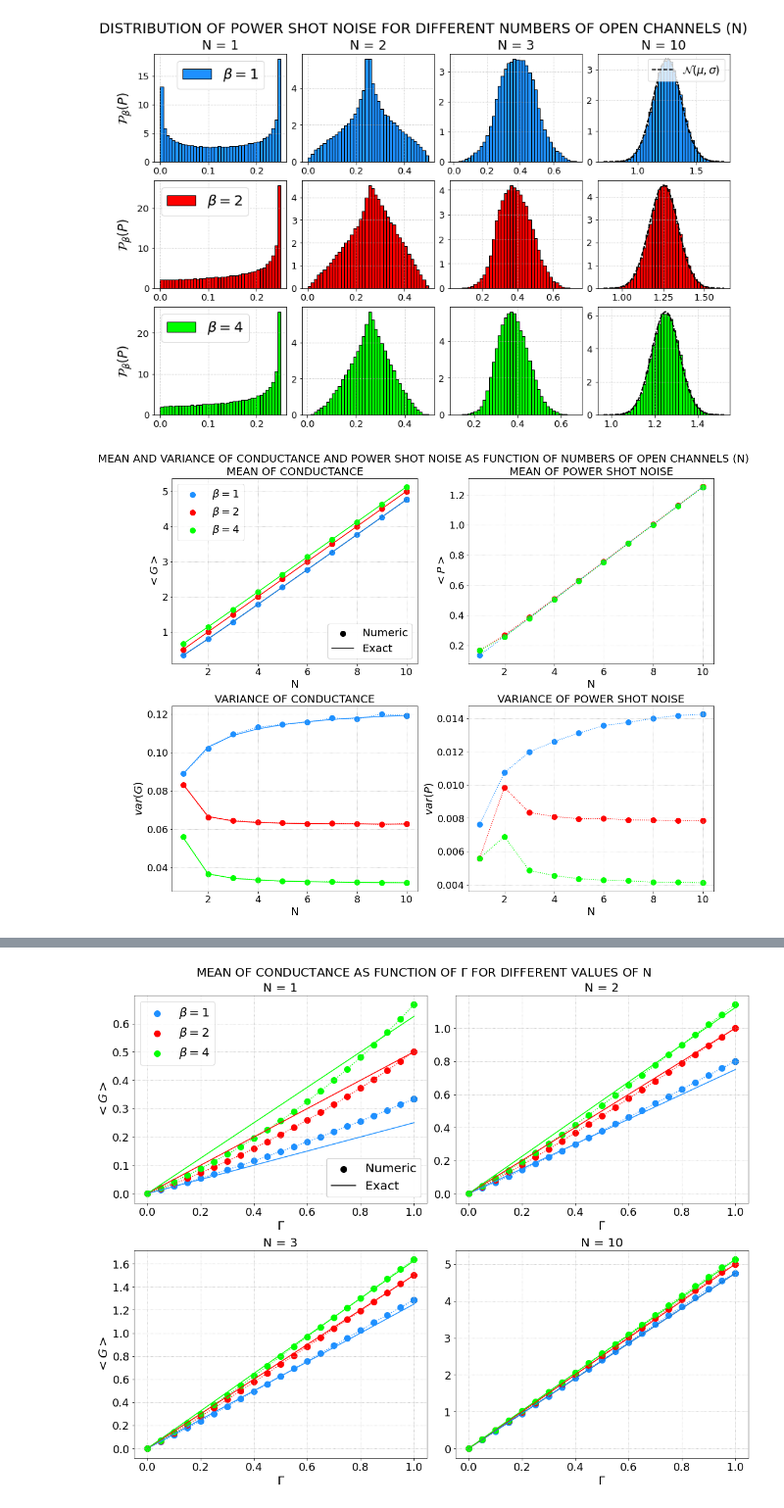
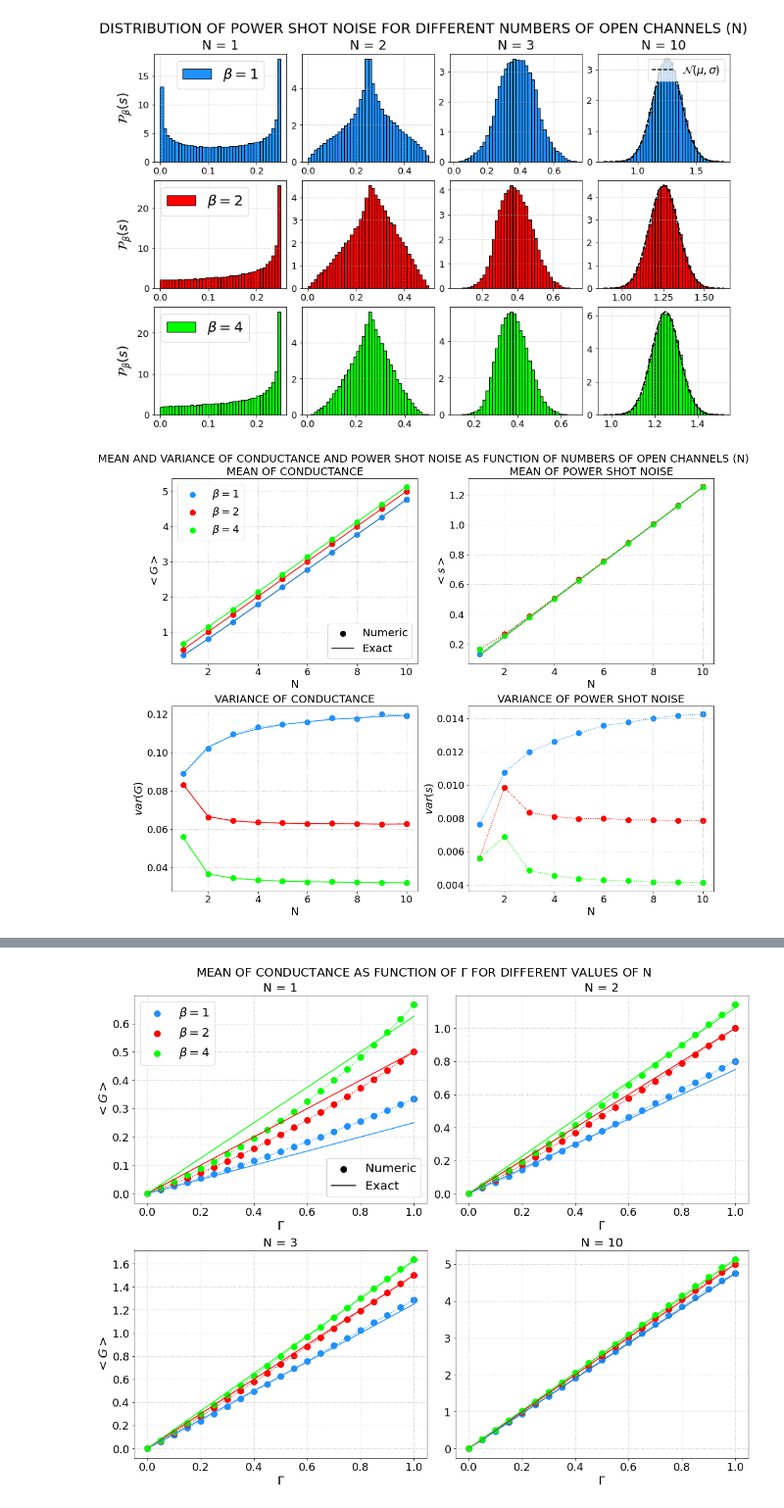
Before and after one commit to Rafffaelb/Schrodinger_Billiard, a Jupyter notebook: WignerDyson/Data_Analysis/Conductance_ShotNoise.ipynb, the cells around one changed output, grey strips where cells are left out. Shown at 98% size. Cells and saved outputs as stored; diff of their text form; code cells hidden in the pictures.

```diff
--- a/WignerDyson/Data_Analysis/Conductance_ShotNoise.ipynb
+++ b/WignerDyson/Data_Analysis/Conductance_ShotNoise.ipynb
@@ -176,7 +177,7 @@ for j in range(0,4):
                         axs[i,j].hist(P_S[:,j], bins = 40, color='lime', label = r'$\beta = 4$', alpha=1, density = True, histtype='bar', ec='black');
 
         if (j == 0):
-            axs[i,0].set_ylabel(r'$\mathcal{P}_{\beta}(P)$', fontsize = 18)
+            axs[i,0].set_ylabel(r'$\mathcal{P}_{\beta}(s)$', fontsize = 18)
             axs[i,0].legend(fontsize = 20)
 
         if (j == 3 and i == 0):
@@ -214,6 +215,10 @@ varG_O_aux = np.empty(10, dtype = float)
 varG_U_aux = np.empty(10, dtype = float)
 varG_S_aux = np.empty(10, dtype = float)
 
+meanP_O_aux = np.empty(10, dtype = float)
+meanP_U_aux = np.empty(10, dtype = float)
+meanP_S_aux = np.empty(10, dtype = float)
+
 for N1 in range(1,11):
 
     N2 = N1
@@ -222,6 +227,10 @@ for N1 in range(1,11):
     meanG_O_aux[N1-1] = (N1*N2)/(NT-1+(2/1))
     meanG_U_aux[N1-1] = (N1*N2)/(NT-1+(2/2))
     meanG_S_aux[N1-1] = (N1*N2)/(NT-1+(2/4))
+
+    meanP_O_aux[N1-1] = ((N1**2)*(N2**2))/((N1+N2)**3) - (1-(2/1))*(N1*N2*(N1-N2)**2)/((N1+N2)**4)
+    meanP_U_aux[N1-1] = ((N1**2)*(N2**2))/((N1+N2)**3) - (1-(2/2))*(N1*N2*(N1-N2)**2)/((N1+N2)**4)
+    meanP_S_aux[N1-1] = ((N1**2)*(N2**2))/((N1+N2)**3) - (1-(2/4))*(N1*N2*(N1-N2)**2)/((N1+N2)**4)
 
     varG_O_aux[N1-1] = 2*N1*N2*(N1-1+2)*(N2-1+2)/((NT-1+4)*(NT-2+2)*((NT-1+2)**2))
     varG_U_aux[N1-1] = 2*N1*N2*(N1-1+1)*(N2-1+1)/(2*(NT-1+2)*(NT-2+1)*((NT-1+1)**2))
@@ -252,14 +261,14 @@ for i in range(0,2):
                 if (i == 0) and (j == 1):
 
                     axs[0,1].set_title('MEAN OF POWER SHOT NOISE', fontsize = 20)
-                    axs[0,1].set_ylabel(r'$<P>$', fontsize = 20)
+                    axs[0,1].set_ylabel(r'$<s>$', fontsize = 20)
 
                     variable_O = meanP_O; variable_U = meanP_U; variable_S = meanP_S
 
                 else:
                     if (i == 1) and (j == 1):
                         axs[1,1].set_title('VARIANCE OF POWER SHOT NOISE', fontsize = 20)
-                        axs[1,1].set_ylabel(r'$var(P)$', fontsize = 20)
+                        axs[1,1].set_ylabel(r'$var(s)$', fontsize = 20)
 
                         variable_O = varP_O; variable_U = varP_U; variable_S = varP_S
 
@@ -271,31 +280,36 @@ for i in range(0,2):
 
             if k == (len(meanG_O)-1):
                 Numeric_scatter = axs[i,j].scatter((k+1), variable_O[k], label = 'Numeric', s = 100, color = 'black', alpha = 1)
                 beta_1 = axs[i,j].scatter((k+1), variable_O[k], label = r'$\beta = 1$', s = 100, color = 'dodgerblue', alpha = 1)
                 beta_2 = axs[i,j].scatter((k+1), variable_U[k], label = r'$\beta = 2$', s = 100, color = 'red', alpha = 1)
                 beta_4 = axs[i,j].scatter((k+1), variable_S[k], label = r'$\beta = 4$', s = 100, color = 'lime', alpha = 1)
 
         axs[i,j].plot([i for i in range(1,11)], variable_O, color = 'dodgerblue', linestyle = ':')
         axs[i,j].plot([i for i in range(1,11)], variable_U, color = 'red', linestyle = ':')
         axs[i,j].plot([i for i in range(1,11)], variable_S, color = 'lime', linestyle = ':')
 
         if (i == 0 and j == 0):
             Exact_plot, = axs[0,0].plot([i for i in range(1,11)], meanG_O_aux, label = 'Exact', color = 'black', linestyle = '-')
             axs[0,0].plot([i for i in range(1,11)], meanG_O_aux, color = 'dodgerblue', linestyle = '-')
             axs[0,0].plot([i for i in range(1,11)], meanG_U_aux, color = 'red', linestyle = '-')
             axs[0,0].plot([i for i in range(1,11)], meanG_S_aux, color = 'lime', linestyle = '-')
 
+        if (i == 0 and j == 1):
+            axs[0,1].plot([i for i in range(1,11)], meanP_O_aux, color = 'dodgerblue', linestyle = '-')
+            axs[0,1].plot([i for i in range(1,11)], meanP_U_aux, color = 'red', linestyle = '-')
+            axs[0,1].plot([i for i in range(1,11)], meanP_S_aux, color = 'lime', linestyle = '-')
+
         if (i == 1 and j == 0):
             axs[1,0].plot([i for i in range(1,11)], varG_O_aux , color = 'dodgerblue', linestyle = '-')
             axs[1,0].plot([i for i in range(1,11)], varG_U_aux, color = 'red', linestyle = '-')
             axs[1,0].plot([i for i in range(1,11)], varG_S_aux, color = 'lime', linestyle = '-')
 
         axs[i,j].grid(linestyle=':')
         first_legend = axs[0,0].legend([Numeric_scatter, Exact_plot], ["Numeric","Exact"], loc = "lower right", fontsize = 20)
         axs[0,0].add_artist(first_legend)
         axs[0,0].legend([beta_1, beta_2, beta_4], [r'$\beta = 1$', r'$\beta = 2$', r'$\beta = 4$'], loc = "upper left", fontsize = 20)
 
         axs[i,j].set_xlabel('N', fontsize = 20)
         axs[i,j].tick_params(axis = 'both', which = 'major', labelsize = 18)
 # %% [output]
-[figure, old version]
+[figure, new version]
```
Also changed, not shown: parts of 10 cells of this notebook, 2 other files.
